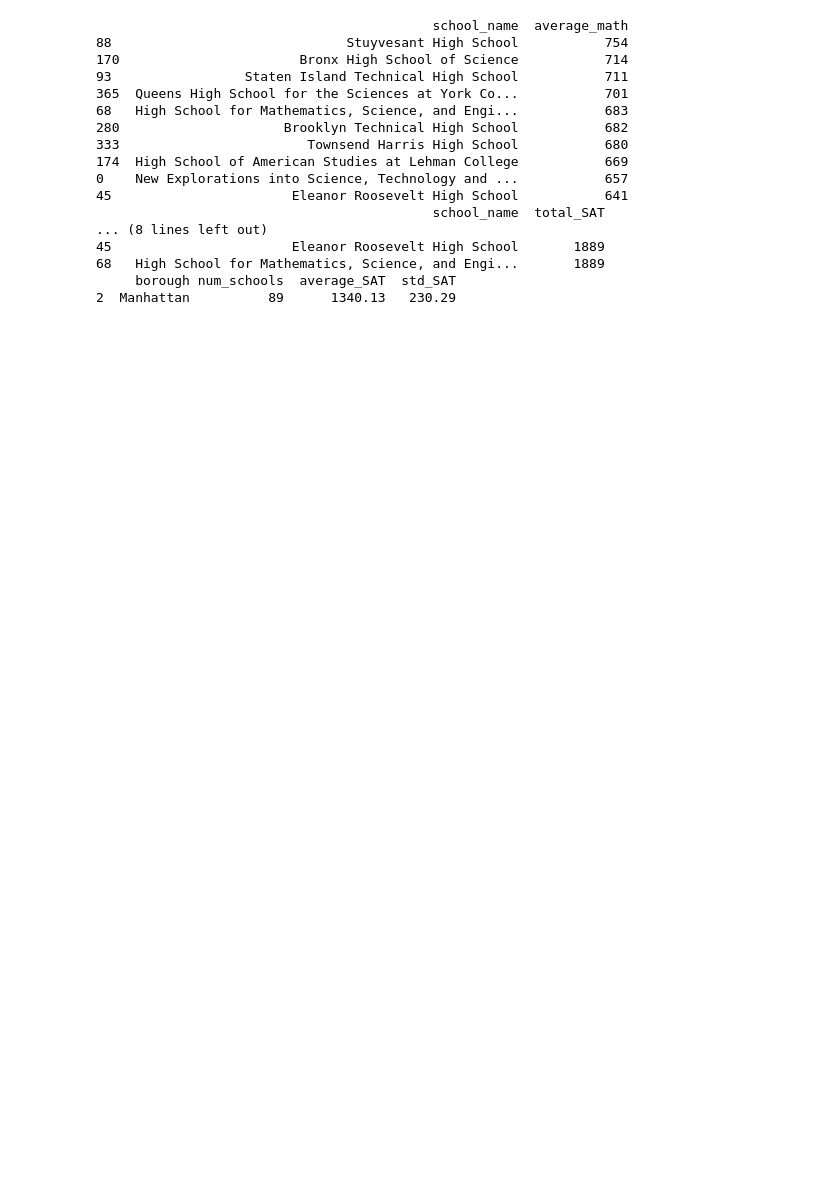
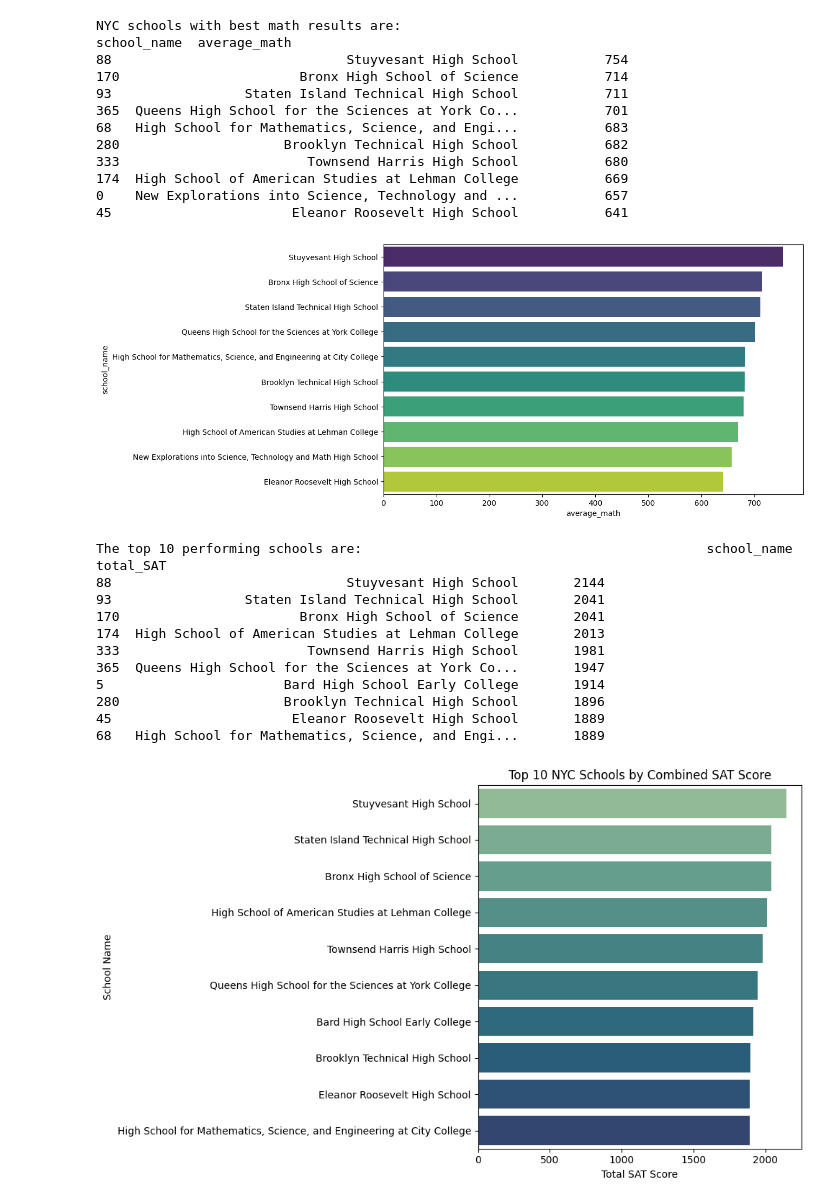
Before and after one commit to elicasagui/Data-Analysis-, a Jupyter notebook: notebooks/exploratory_analysis.ipynb, the cells around one changed output. Saved outputs shown, nothing was run; the diff lists cells and outputs as text; code cells hidden in the pictures; blank space fills up the shorter version.

```diff
--- a/notebooks/exploratory_analysis.ipynb
+++ b/notebooks/exploratory_analysis.ipynb
@@ -12,57 +12,92 @@ You have been provided with a dataset called `schools.csv`, which is previewed b
 
 You have been tasked with answering three key questions about New York City (NYC) public school SAT performance.
 # %%
-# Re-run this cell
 import pandas as pd
+import matplotlib.pyplot as plt
+import seaborn as sns
 
 # Read in the data
-schools = pd.read_csv("schools.csv")
+schools = pd.read_csv("../data/schools.csv")
 
-# Preview the data
-schools.head()
-
-# Start coding here...
 
 #1) Which NYC schools have the best math results?
-#calcular el 80% de 800
+# 80% of 800
 best_math_results= 800 * 0.8
 best_math_schools= schools[schools["average_math"] >= best_math_results][["school_name", "average_math"]]
 
 best_math_schools= best_math_schools.sort_values(by= "average_math", ascending= False)
-print(best_math_schools)
+print("NYC schools with best math results are:", best_math_schools)
+
+# Making a grafic of best macth schools data.
+
+plt.figure(figsize=(10, 6))
+sns.barplot(data=best_math_schools,x="average_math", y="school_name", hue="school_name", palette="viridis", legend=False)
+plt.savefig("../data/best math results.png")
+plt.show()
 
 #2)What are the top 10 performing schools based on the combined SAT scores?
 schools["total_SAT"] = schools["average_math"].fillna(0) + schools["average_reading"].fillna(0) + schools["average_writing"].fillna(0)# aqui creo la columna y la sumo con los valores nulos en 0.
 top_10_schools = schools.nlargest(10, 'total_SAT')[['school_name', 'total_SAT']]# nlargest se usa para contar los 10 valores mas altos de total_SAT y selecciona , lo muestra con nombre y calificacion para mayor claridad
-print(top_10_schools)
+print("The top 10 performing schools are:", top_10_schools)
+
+# Grafic
+plt.figure(figsize=(10, 6))
+sns.barplot(data=top_10_schools,x="total_SAT",y="school_name",hue="school_name",palette="crest",legend=False)
+plt.title("Top 10 NYC Schools by Combined SAT Score")
+plt.xlabel("Total SAT Score")
+plt.ylabel("School Name")
+plt.tight_layout()
+
+# Store grafic
+plt.savefig("../data/10 performing schools based on the combined SAT scores.png")
+plt.show()
 
 #3) wich single borough has the largest standard deviation in the combined SAT score?
 borough_stats= schools.groupby("borough").agg( # .agg permite aplicar múltiples funciones de agregación (como suma, promedio, máximo, mínimo, etc.) de manera simultánea a columnas específicas.
     num_schools= ("school_name", "count"),
     average_SAT= ("total_SAT", "mean"),
     std_SAT= ("total_SAT", "std")
 ).reset_index()
 largest_std_dev_row = borough_stats.loc[borough_stats["std_SAT"].idxmax()]# idxmax ayuda a identificar en qué fila ocurre el valor máximo de una columna específica.  .loc  se utiliza para acceder a filas y columnas de un DataFrame usando etiquetas de índice o condiciones lógicas.
 largest_std_dev= largest_std_dev_row.to_frame().T
 # Redondeamos las columnas numéricas a 2 decimales
 largest_std_dev["average_SAT"] = largest_std_dev["average_SAT"].astype(float).round(2)
 largest_std_dev['std_SAT'] = largest_std_dev['std_SAT'].astype(float).round(2)
-print(largest_std_dev)
+print("The largest standard deviation in the combined SAT score", largest_std_dev)
+
+#Grafic
+plt.figure(figsize=(10, 6))
+sns.barplot(data=borough_stats, x="std_SAT", y="borough", hue="borough", palette="coolwarm")
+plt.title("Standard Deviation of Total SAT Scores by Borough")
+plt.xlabel("Standard Deviation")
+plt.ylabel("Borough")
+plt.tight_layout()
+
+# Store Grafic
+plt.savefig("../data/largest standard deviation in the combined SAT score.png")
+plt.show()
 # %% [output]
-                                           school_name  average_math
+NYC schools with best math results are:                                            school_name  average_math
 88                              Stuyvesant High School           754
 170                       Bronx High School of Science           714
 93                 Staten Island Technical High School           711
 365  Queens High School for the Sciences at York Co...           701
 68   High School for Mathematics, Science, and Engi...           683
 280                     Brooklyn Technical High School           682
 333                        Townsend Harris High School           680
 174  High School of American Studies at Lehman College           669
 0    New Explorations into Science, Technology and ...           657
 45                       Eleanor Roosevelt High School           641
-                                           school_name  total_SAT
-... (8 lines left out)
-45                       Eleanor Roosevelt High School       1889
-68   High School for Mathematics, Science, and Engi...       1889
-     borough num_schools  average_SAT  std_SAT
-2  Manhattan          89      1340.13   230.29
+[figure, added]
+The top 10 performing schools are:                                            school_name  total_SAT
+88                              Stuyvesant High School       2144
+93                 Staten Island Technical High School       2041
+170                       Bronx High School of Science       2041
+174  High School of American Studies at Lehman College       2013
+333                        Townsend Harris High School       1981
+365  Queens High School for the Sciences at York Co...       1947
+5                       Bard High School Early College       1914
+280                     Brooklyn Technical High School       1896
+45                       Eleanor Roosevelt High School       1889
+68   High School for Mathematics, Science, and Engi...       1889
+[figure, added]
```
Also changed, not shown: parts of 1 cell of this notebook.
